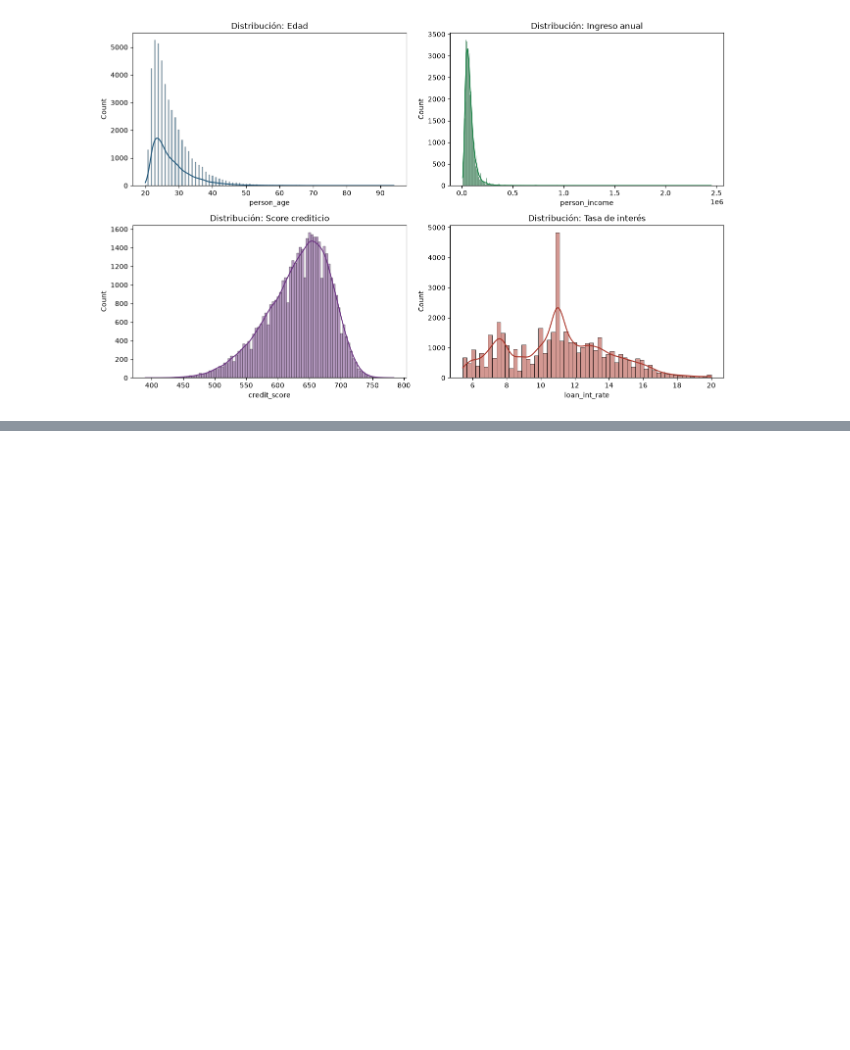
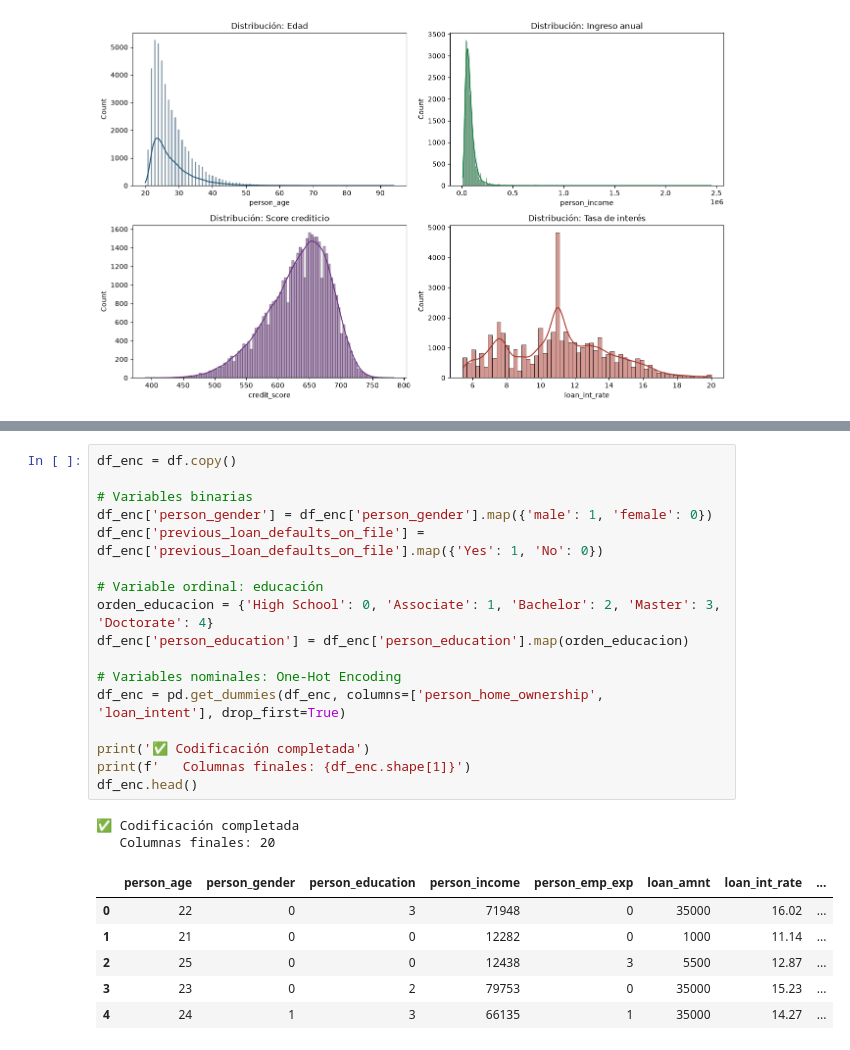
Before and after one commit to karlahp/dataops-loan-pipeline, a Jupyter notebook: notebooks/4_entrenamiento_modelo.ipynb, the cells around one changed output, grey strips where cells are left out. Cells and saved outputs as stored; diff of their text form; blank space fills up the shorter version.

```diff
--- a/notebooks/4_entrenamiento_modelo.ipynb
+++ b/notebooks/4_entrenamiento_modelo.ipynb
@@ -166,0 +225,26 @@ plt.show()
+# %%
+df_enc = df.copy()
+
+# Variables binarias
+df_enc['person_gender'] = df_enc['person_gender'].map({'male': 1, 'female': 0})
+df_enc['previous_loan_defaults_on_file'] = df_enc['previous_loan_defaults_on_file'].map({'Yes': 1, 'No': 0})
+
+# Variable ordinal: educación
+orden_educacion = {'High School': 0, 'Associate': 1, 'Bachelor': 2, 'Master': 3, 'Doctorate': 4}
+df_enc['person_education'] = df_enc['person_education'].map(orden_educacion)
+
+# Variables nominales: One-Hot Encoding
+df_enc = pd.get_dummies(df_enc, columns=['person_home_ownership', 'loan_intent'], drop_first=True)
+
+print('✅ Codificación completada')
+print(f'   Columnas finales: {df_enc.shape[1]}')
+df_enc.head()
+# %% [output]
+✅ Codificación completada
+   Columnas finales: 20
+|  | person_age | person_gender | person_education | person_income | person_emp_exp | loan_amnt | loan_int_rate | ... |
+| 0 | 22 | 0 | 3 | 71948 | 0 | 35000 | 16.02 | ... |
+| 1 | 21 | 0 | 0 | 12282 | 0 | 1000 | 11.14 | ... |
+| 2 | 25 | 0 | 0 | 12438 | 3 | 5500 | 12.87 | ... |
+| 3 | 23 | 0 | 2 | 79753 | 0 | 35000 | 15.23 | ... |
+| 4 | 24 | 1 | 3 | 66135 | 1 | 35000 | 14.27 | ... |
```
Also changed, not shown: parts of 7 cells of this notebook.
